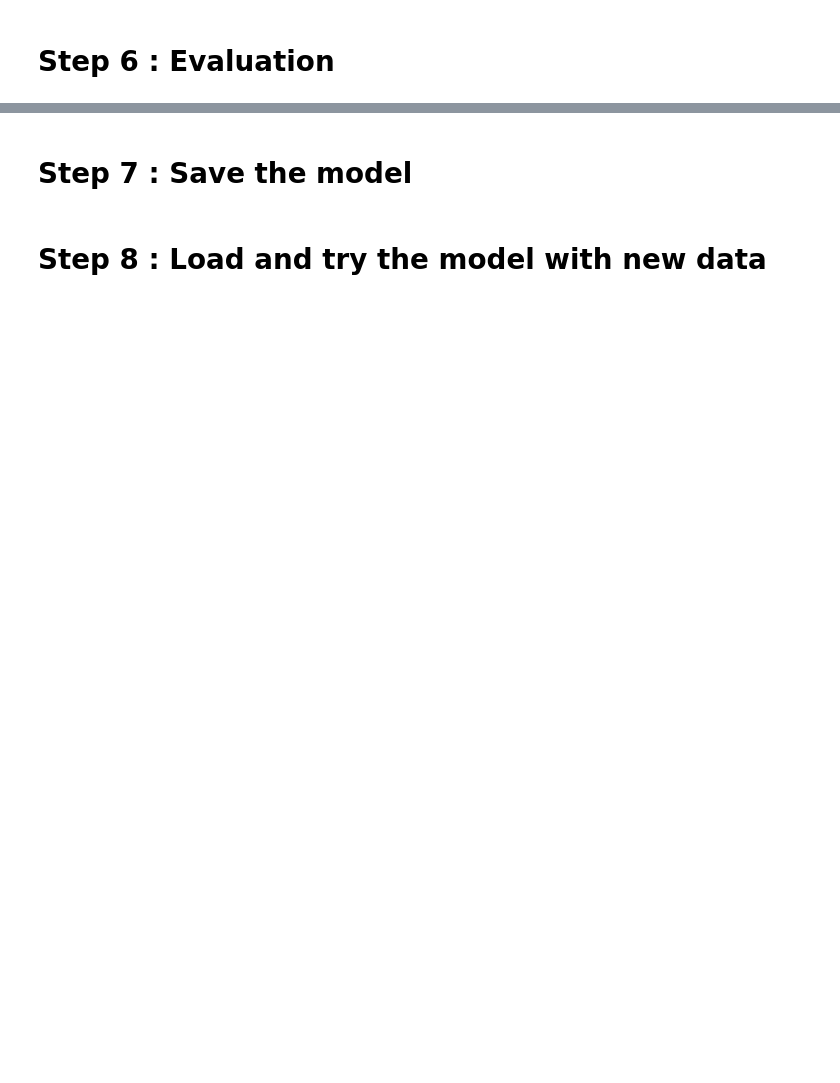
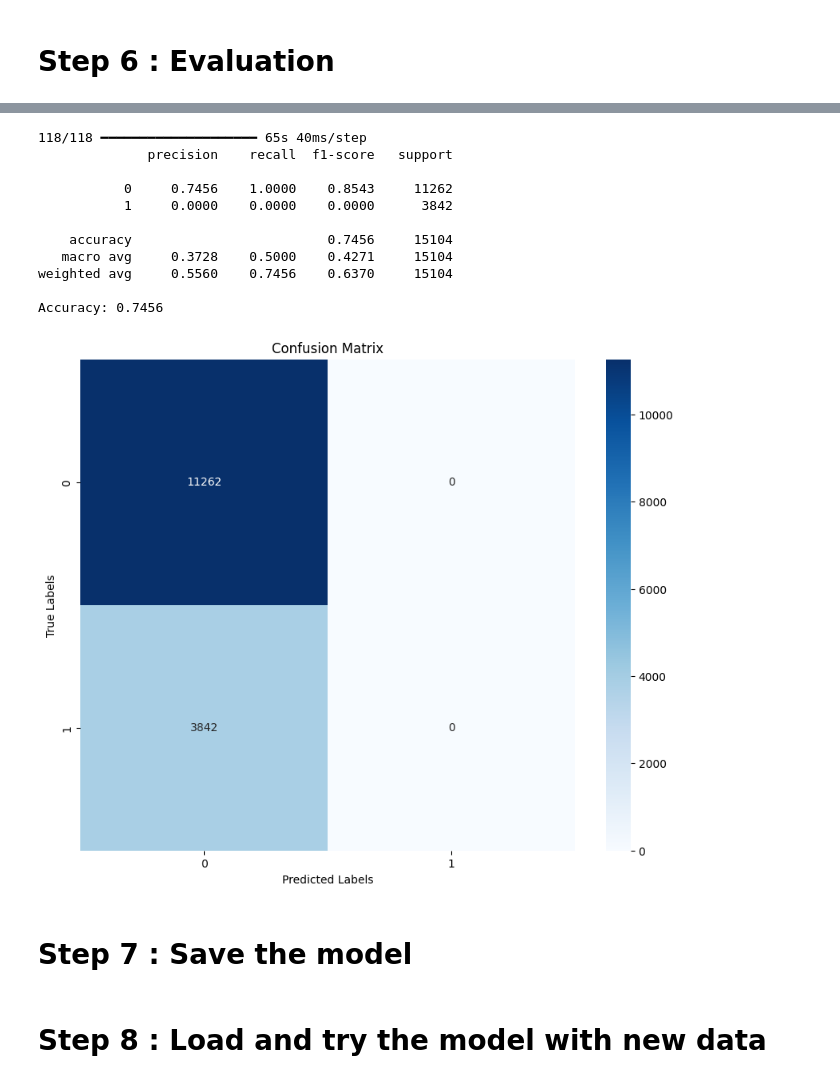
Before and after one commit to SachaVdc/Traffic-Scan, a Jupyter notebook: CrashDetection_tensorflow.ipynb, the cells around one changed output, grey strips where cells are left out. Drawn from its saved outputs; the diff is of its cells as text; code cells hidden in the pictures; blank space fills up the shorter version.

```diff
--- a/CrashDetection_tensorflow.ipynb
+++ b/CrashDetection_tensorflow.ipynb
@@ -21,7 +22,7 @@ from tensorflow.keras.utils import plot_model
 # Step 2: Retrieve Data
 # %%
 # CSV file path
-CSV_PATH = "Crash_Table.csv"
+CSV_PATH = "Train_Crash_Table.csv"
 
 # Load the CSV file into a DataFrame
 df = pd.read_csv(CSV_PATH)
@@ -29,8 +30,6 @@ df = pd.read_csv(CSV_PATH)
 arr = []
 
 for ind in df.index:
-    for i in range(1, 51):
-        arr.append(df[f"frame_{i}"][ind])
-
+        arr.append(df["collision"])
 print(len(arr))
 df
@@ -37,5 +51,11 @@ df
 # %%
 IMAGE_PATH = "C:\\\\Users\\sacha\\OneDrive\\Bureau\\CrashBest"
+IMAGE_SCALE = 1/8
+IMAGE_HEIGHT = int(720 * IMAGE_SCALE)
+IMAGE_WIDTH = int(1280 * IMAGE_SCALE)
 
 # Load images from the directory and create a dataset
-dataset = keras.preprocessing.image_dataset_from_directory(IMAGE_PATH, labels=arr, batch_size=128, label_mode='int')
+dataset = keras.preprocessing.image_dataset_from_directory(IMAGE_PATH, labels=arr, batch_size=128, label_mode='int', image_size=(IMAGE_HEIGHT , IMAGE_WIDTH))
+
+# Print the structure of the dataset
+print(dataset.element_spec)
@@ -122,22 +189,39 @@ print(f'Test accuracy : {score[1]:4.4f}')
 # %%
-y_sigmoid = model.predict(train_ds)
-y_pred    = np.argmax(y_sigmoid, axis=-1)
+y_sigmoid = model.predict(test_ds)
+y_pred = np.argmax(y_sigmoid, axis=-1)
 
-from sklearn.metrics import classification_report,confusion_matrix, accuracy_score
+from sklearn.metrics import classification_report, confusion_matrix, accuracy_score
 import seaborn as sns
 import matplotlib.pyplot as plt
-# import scikitplot as skplt
 
-print(classification_report(y_test,y_pred,digits = 4))
-print(accuracy_score(y_test,y_pred))
+# Extract true labels from the test dataset
+y_true = np.concatenate([y.numpy() for _, y in test_ds], axis=0)
 
-cm = confusion_matrix(y_test, y_pred)
+# Ensure y_pred and y_true have the same shape
+print(classification_report(y_true, y_pred, digits=4))
+print(f"Accuracy: {accuracy_score(y_true, y_pred):.4f}")
+
+# Compute confusion matrix
+cm = confusion_matrix(y_true, y_pred)
 plt.figure(figsize=(10, 8))
-sns.heatmap(cm, annot=True, fmt='d', cmap='Blues', xticklabels=range(3), yticklabels=range(3))
+sns.heatmap(cm, annot=True, fmt='d', cmap='Blues', xticklabels=[0, 1], yticklabels=[0, 1])
 plt.xlabel('Predicted Labels')
 plt.ylabel('True Labels')
 plt.title('Confusion Matrix')
 plt.show()
+# %% [output]
+118/118 ━━━━━━━━━━━━━━━━━━━━ 65s 40ms/step
+              precision    recall  f1-score   support
+
+           0     0.7456    1.0000    0.8543     11262
+           1     0.0000    0.0000    0.0000      3842
+
+    accuracy                         0.7456     15104
+   macro avg     0.3728    0.5000    0.4271     15104
+weighted avg     0.5560    0.7456    0.6370     15104
+
+Accuracy: 0.7456
+[figure, added]
 # %% [markdown]
 # Step 7 : Save the model
 # %%
```
Also changed, not shown: parts of 8 cells of this notebook, 8 other files.
